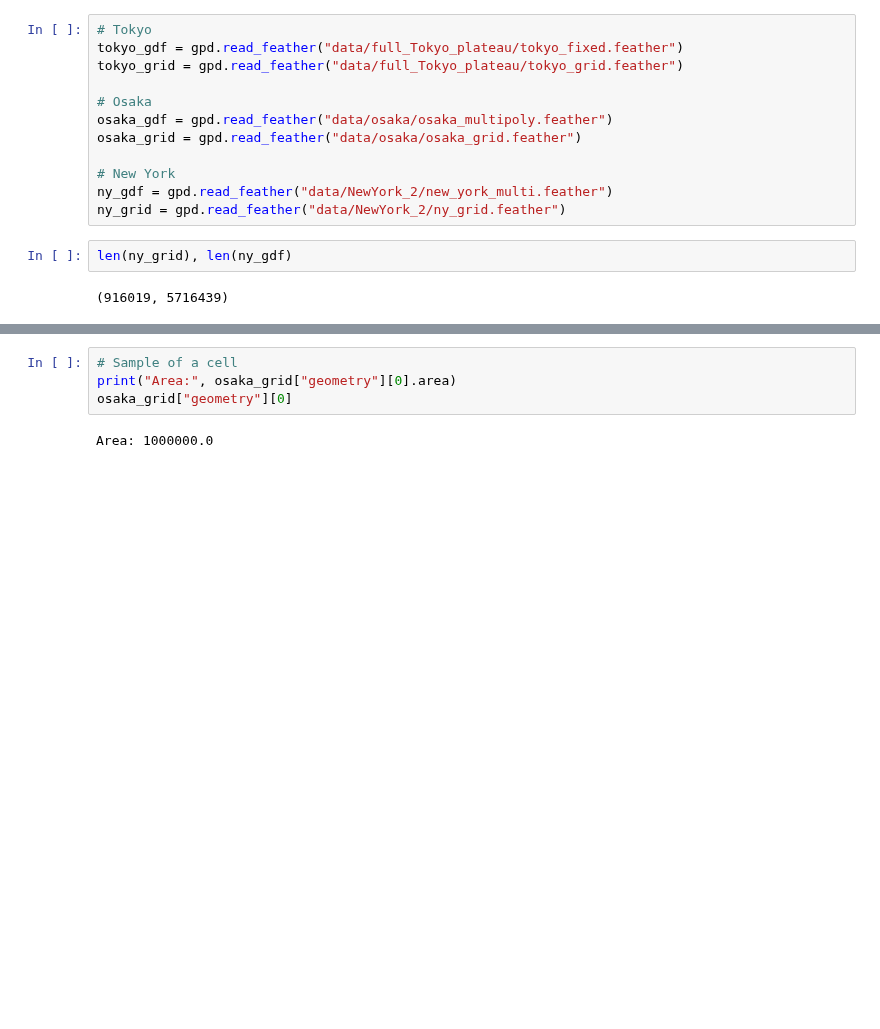
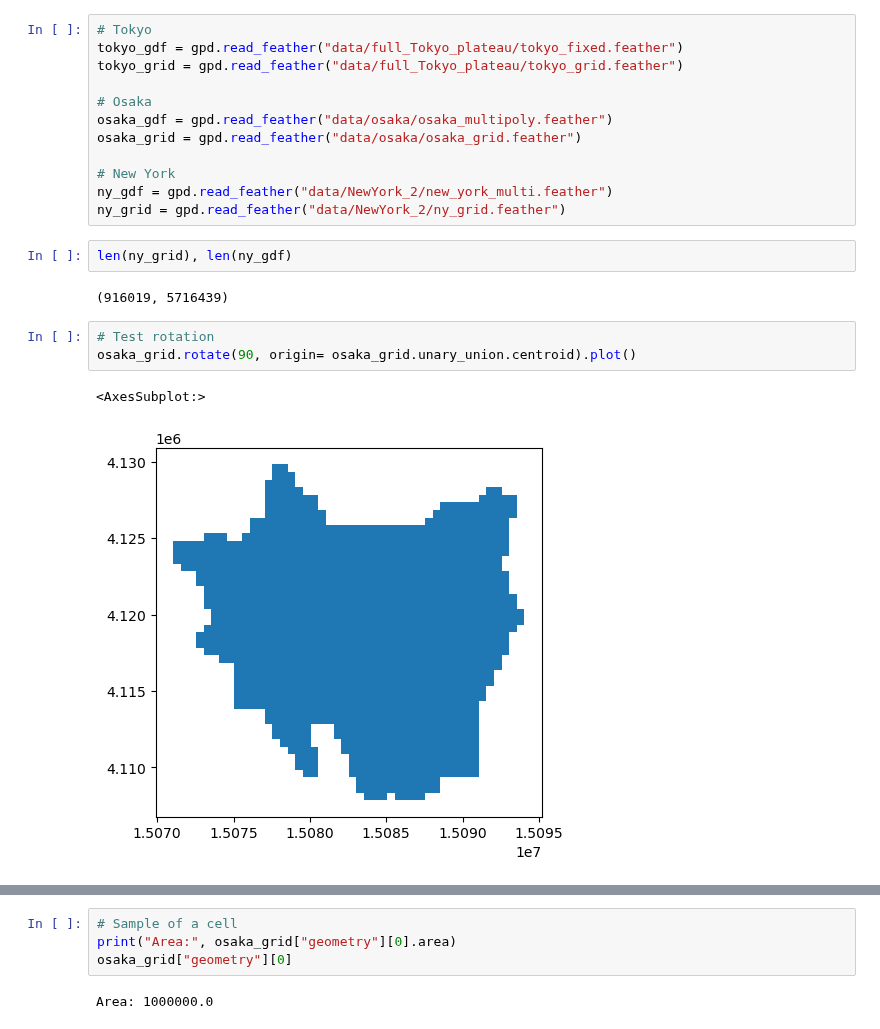
Before and after one commit to LQCHAN022/UMP-estimation, a Jupyter notebook: data_pipeline.ipynb, the cells around one changed output, grey strips where cells are left out. Drawn from its saved outputs; the diff is of its cells as text; blank space fills up the shorter version.

```diff
--- a/data_pipeline.ipynb
+++ b/data_pipeline.ipynb
@@ -797,3 +797,9 @@ ny_grid = gpd.read_feather("data/NewYork_2/ny_grid.feather")
 len(ny_grid), len(ny_gdf)
 # %% [output]
 (916019, 5716439)
+# %%
+# Test rotation
+osaka_grid.rotate(90, origin= osaka_grid.unary_union.centroid).plot()
+# %% [output]
+<AxesSubplot:>
+[figure, added]
```
Also changed, not shown: parts of 26 cells of this notebook, 1 other file.
